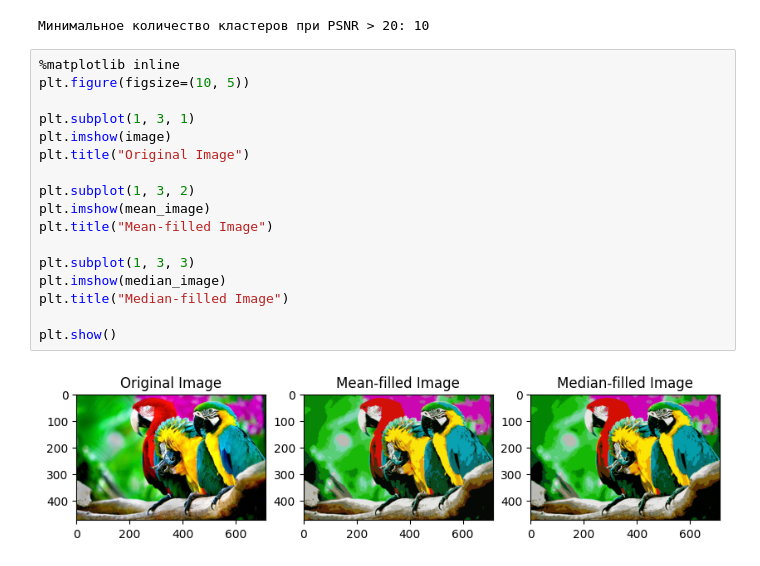
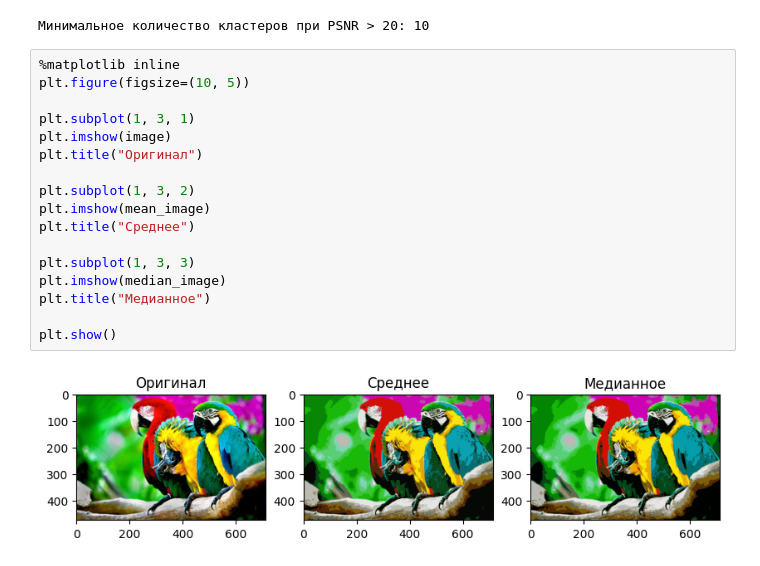
Before and after one commit to ditrigo/ai_intro_sem, a Jupyter notebook: 14_parrot/parrots.ipynb, the cells around one changed output. Saved outputs shown, nothing was run; the diff lists cells and outputs as text.

```diff
--- a/14_parrot/parrots.ipynb
+++ b/14_parrot/parrots.ipynb
@@ -71,19 +70,19 @@ print(f"Минимальное количество кластеров при PS
 # %%
 %matplotlib inline
 plt.figure(figsize=(10, 5))
 
 plt.subplot(1, 3, 1)
 plt.imshow(image)
-plt.title("Original Image")
+plt.title("Оригинал")
 
 plt.subplot(1, 3, 2)
 plt.imshow(mean_image)
-plt.title("Mean-filled Image")
+plt.title("Среднее")
 
 plt.subplot(1, 3, 3)
 plt.imshow(median_image)
-plt.title("Median-filled Image")
+plt.title("Медианное")
 
 plt.show()
 # %% [output]
-[figure, old version]
+[figure, new version]
```
Also changed, not shown: parts of 1 cell of this notebook.
